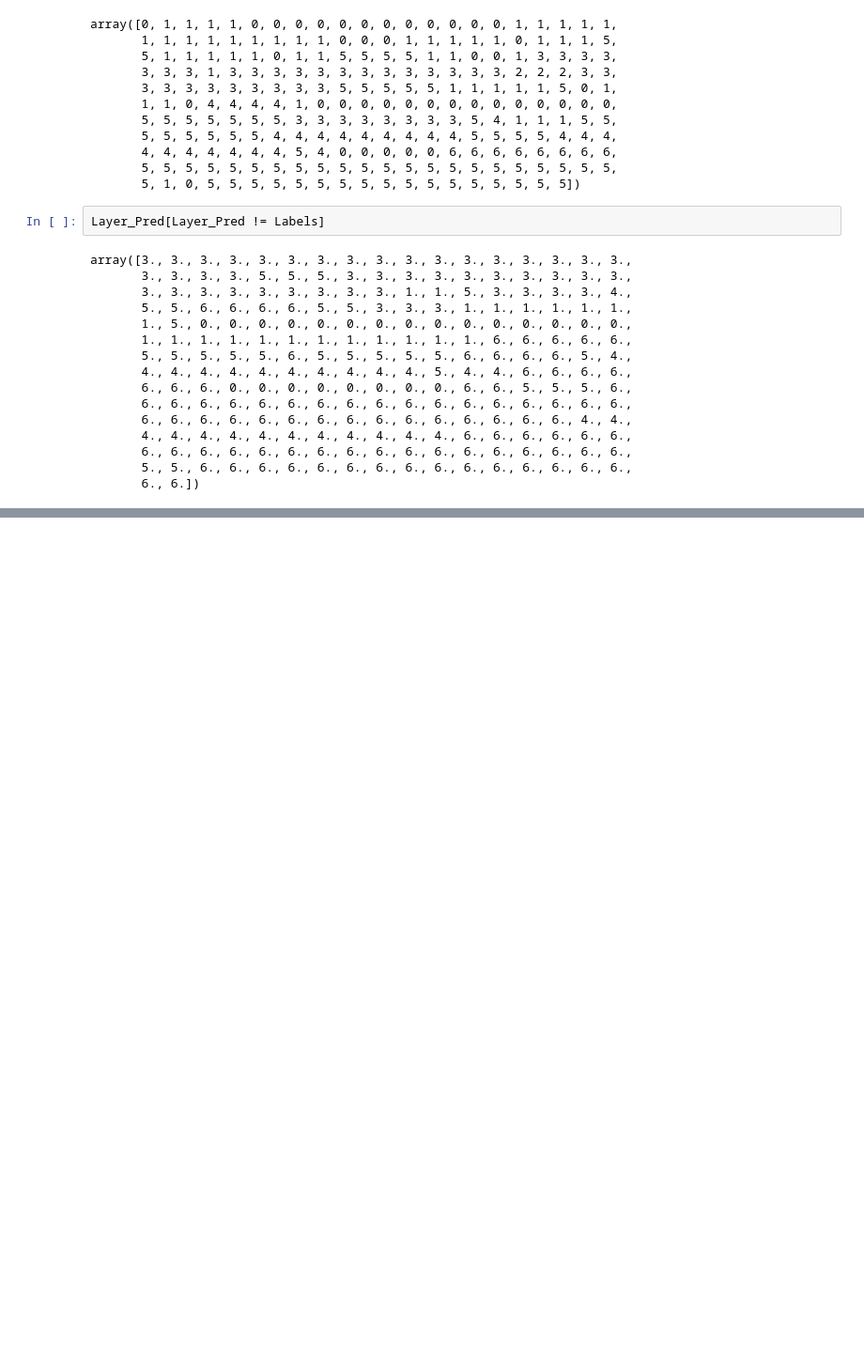
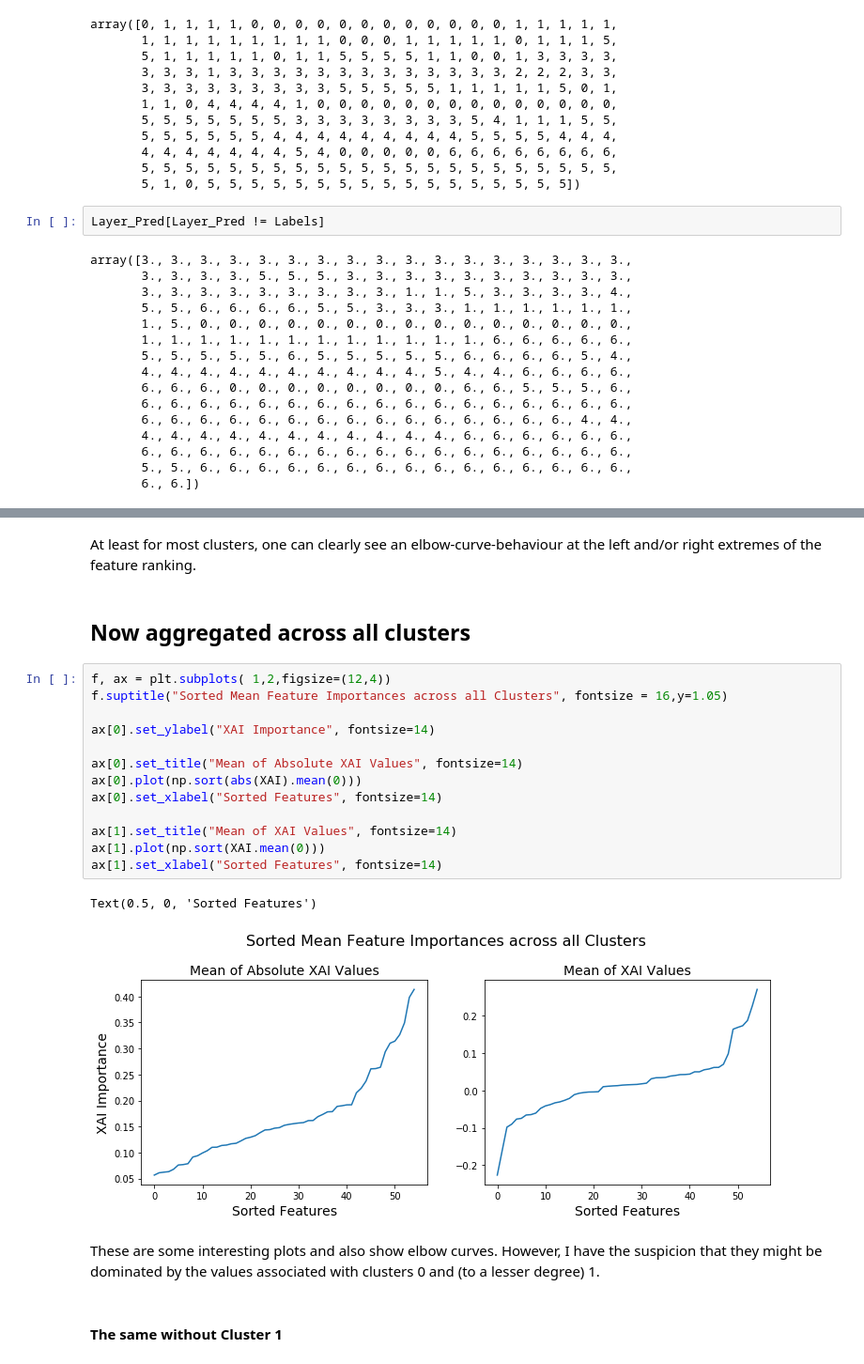
Before and after one commit to TobiasW1891/Finance, a Jupyter notebook: Hierarchichal Clustering Sector Data.ipynb, the cells around one changed output, grey strips where cells are left out. Shown at 94% size. Saved outputs shown, nothing was run; the diff lists cells and outputs as text; blank space fills up the shorter version.

```diff
--- a/Hierarchichal Clustering Sector Data.ipynb
+++ b/Hierarchichal Clustering Sector Data.ipynb
@@ -834,0 +820,24 @@ At least for most clusters, one can clearly see an elbow-curve-behaviour at the
+# %% [markdown]
+At least for most clusters, one can clearly see an elbow-curve-behaviour at the left and/or right extremes of the feature ranking.
+# %% [markdown]
+## Now aggregated across all clusters
+# %%
+f, ax = plt.subplots( 1,2,figsize=(12,4))
+f.suptitle("Sorted Mean Feature Importances across all Clusters", fontsize = 16,y=1.05)
+
+ax[0].set_ylabel("XAI Importance", fontsize=14)
+
+ax[0].set_title("Mean of Absolute XAI Values", fontsize=14)
+ax[0].plot(np.sort(abs(XAI).mean(0)))
+ax[0].set_xlabel("Sorted Features", fontsize=14)
+
+ax[1].set_title("Mean of XAI Values", fontsize=14)
+ax[1].plot(np.sort(XAI.mean(0)))
+ax[1].set_xlabel("Sorted Features", fontsize=14)
+# %% [output]
+Text(0.5, 0, 'Sorted Features')
+[figure, added]
+# %% [markdown]
+These are some interesting plots and also show elbow curves. However, I have the suspicion that they might be dominated by the values associated with clusters 0 and (to a lesser degree) 1.
+# %% [markdown]
+#### The same without Cluster 1
```
Also changed, not shown: parts of 63 cells of this notebook.
